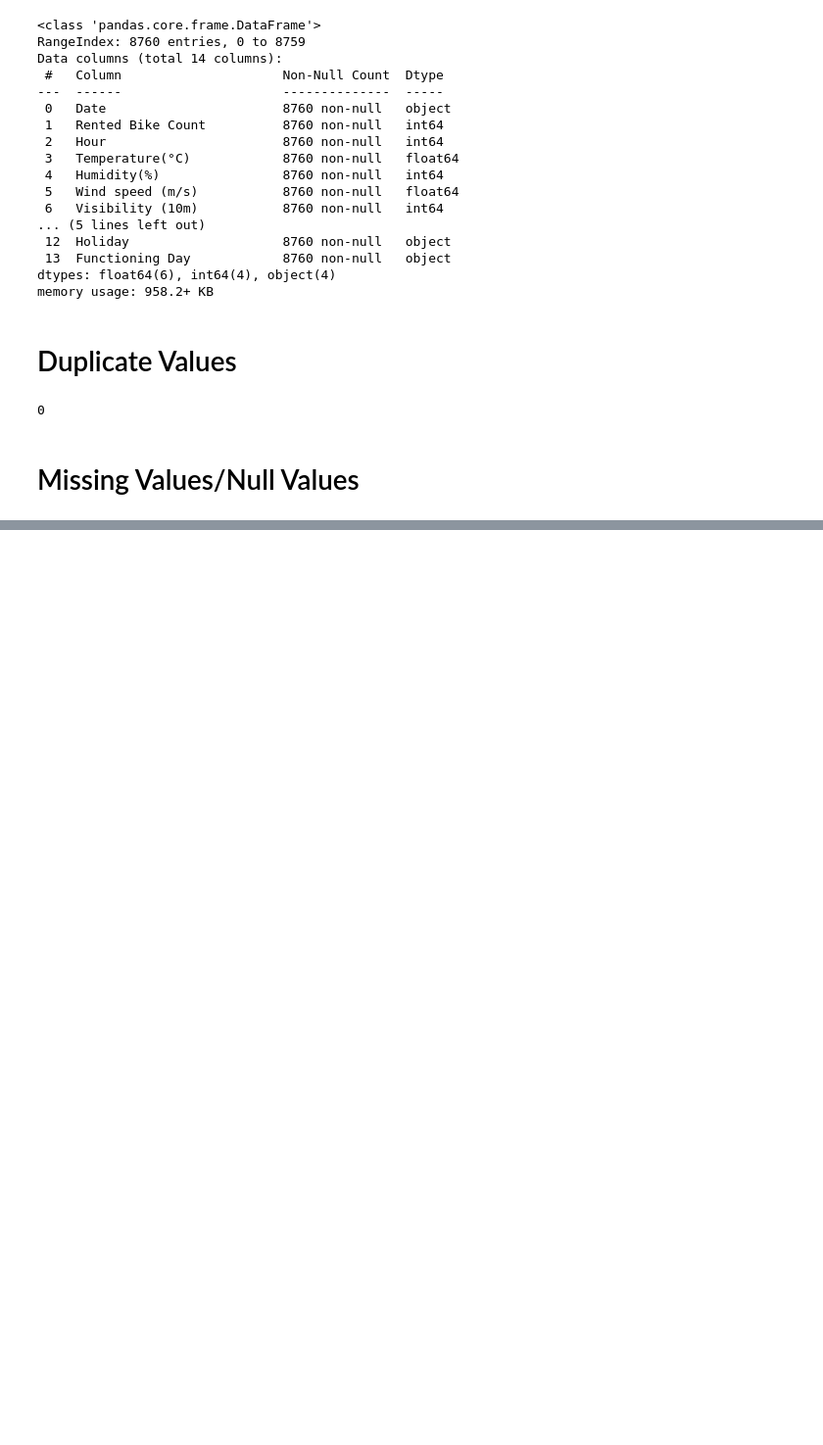
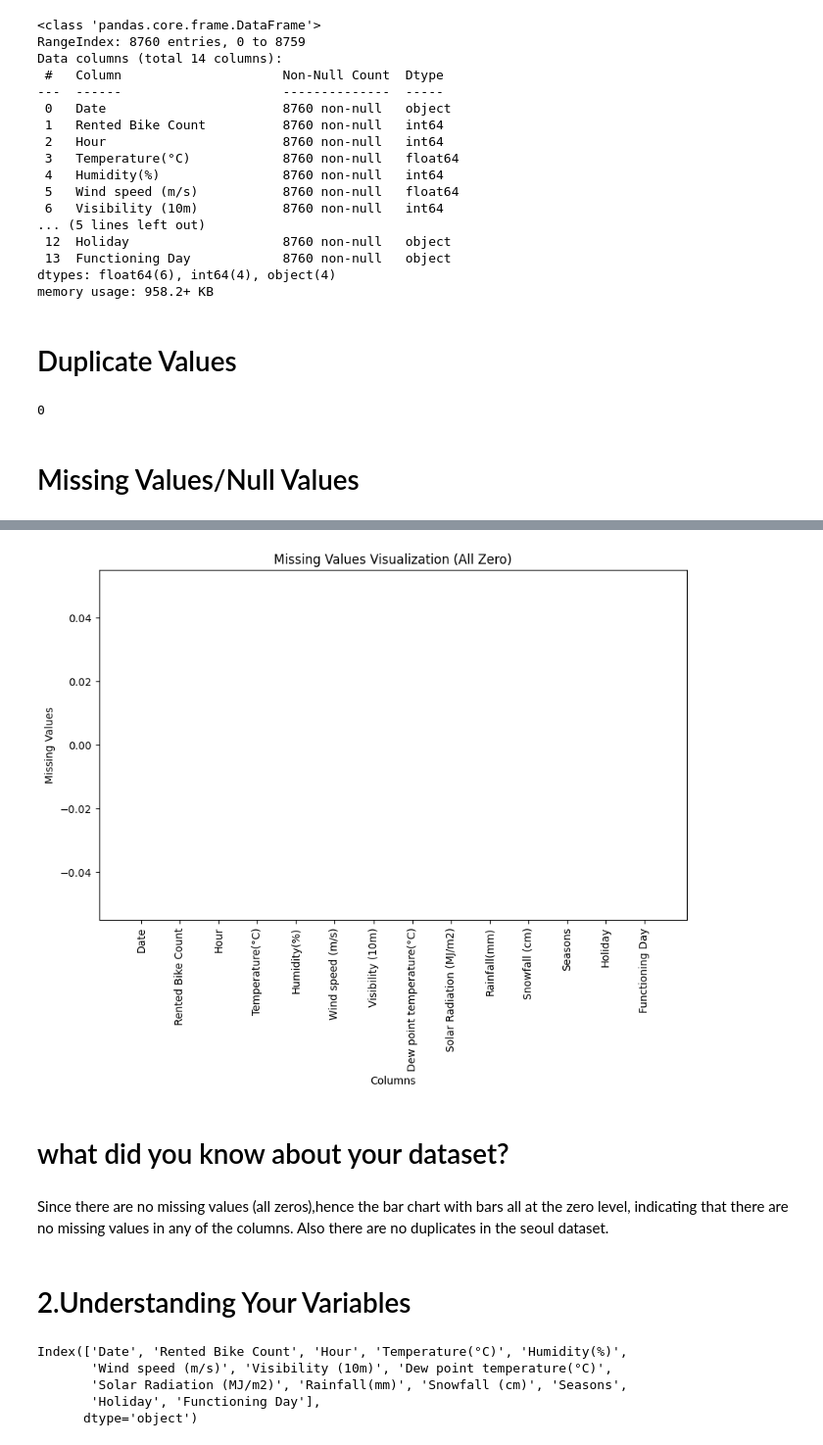
Before and after one commit to AnilUpad/Anil_meachine-learning_bike-share, a Jupyter notebook: Anil_meachine_learning_bike_share_sharing.ipynb, the cells around one changed output, grey strips where cells are left out. Shown at 98% size. Saved outputs shown, nothing was run; the diff lists cells and outputs as text; code cells hidden in the pictures; blank space fills up the shorter version.

```diff
--- a/Anil_meachine_learning_bike_share_sharing.ipynb
+++ b/Anil_meachine_learning_bike_share_sharing.ipynb
@@ -125,0 +145,31 @@ data.duplicated().sum()
+# %%
+# Visualizing the missing values
+columns = ["Date", "Rented Bike Count", "Hour", "Temperature(°C)", "Humidity(%)",
+           "Wind speed (m/s)", "Visibility (10m)", "Dew point temperature(°C)",
+           "Solar Radiation (MJ/m2)", "Rainfall(mm)", "Snowfall (cm)", "Seasons",
+           "Holiday", "Functioning Day"]
+missing_values = [0] * len(columns)
+plt.figure(figsize=(10, 6))
+plt.bar(columns, missing_values, color='green')
+plt.xlabel('Columns')
+plt.ylabel('Missing Values')
+plt.title('Missing Values Visualization (All Zero)')
+plt.xticks(rotation=90)
+plt.show() #Since there are no missing values (all zeros),hence the bar chart with bars all at the zero level, indicating that there are no missing values in any of the columns.
+# %% [output]
+[figure, added]
+# %% [markdown]
+# what did you know about your dataset?
+# %% [markdown]
+Since there are no missing values (all zeros),hence the bar chart with bars all at the zero level, indicating that there are no missing values in any of the columns. Also there are no duplicates in the seoul dataset.
+# %% [markdown]
+# 2.Understanding Your Variables
+# %%
+# Dataset Columns
+data.columns
+# %% [output]
+Index(['Date', 'Rented Bike Count', 'Hour', 'Temperature(°C)', 'Humidity(%)',
+       'Wind speed (m/s)', 'Visibility (10m)', 'Dew point temperature(°C)',
+       'Solar Radiation (MJ/m2)', 'Rainfall(mm)', 'Snowfall (cm)', 'Seasons',
+       'Holiday', 'Functioning Day'],
+      dtype='object')
```
Also changed, not shown: parts of 41 cells of this notebook.
